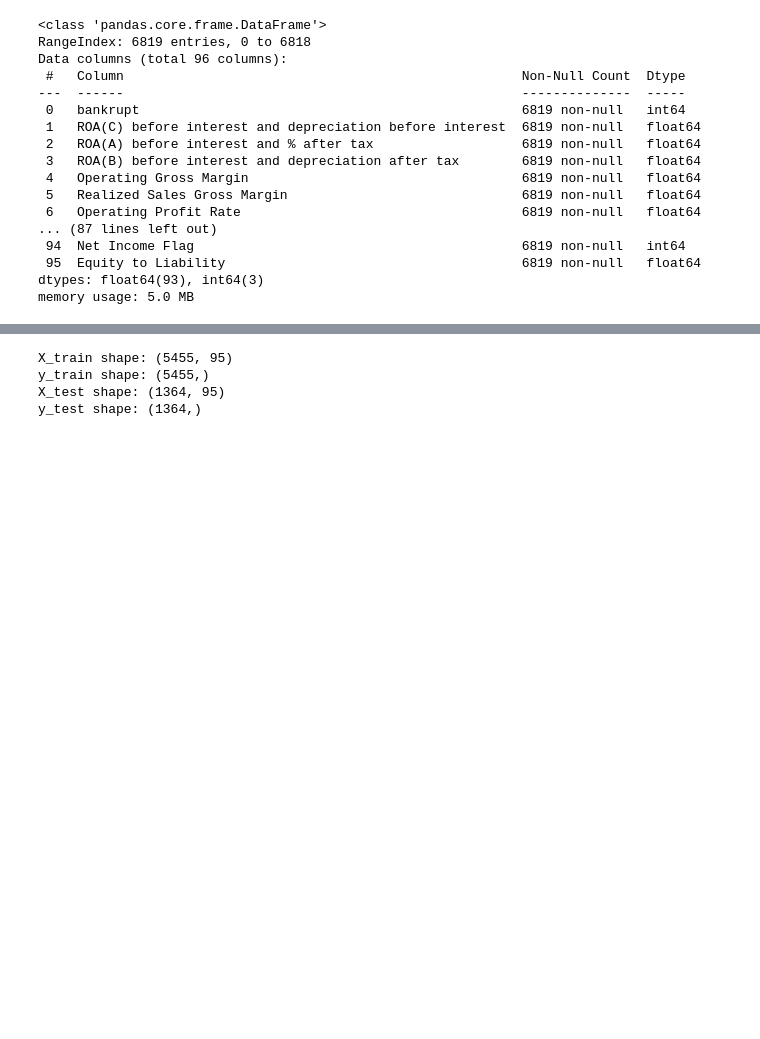
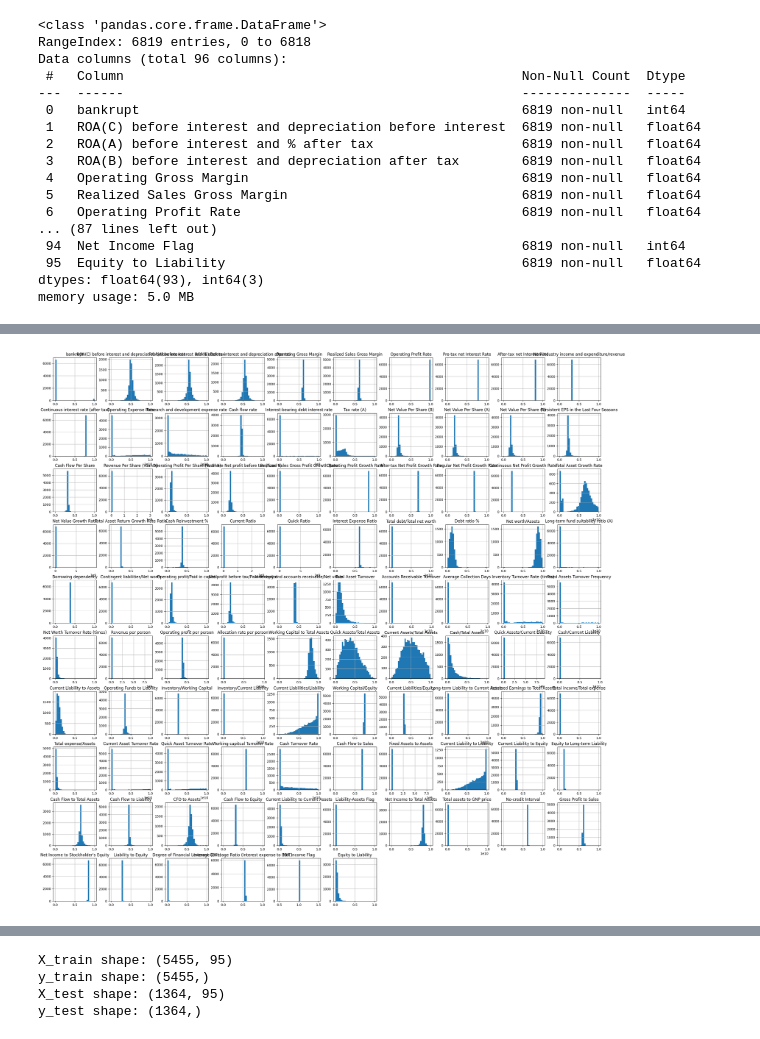
Before and after one commit to Felixe360/project, a Jupyter notebook: RandomForest (1).ipynb, the cells around one changed output, grey strips where cells are left out. Cells and saved outputs as stored; diff of their text form; code cells hidden in the pictures; blank space fills up the shorter version.

```diff
--- a/RandomForest (1).ipynb
+++ b/RandomForest (1).ipynb
@@ -98,0 +190,4 @@ y shape: (6819,)
+# %%
+df.hist(figsize=(30,30), bins=30);
+# %% [output]
+[figure, added]
```
Also changed, not shown: parts of 64 cells of this notebook.
